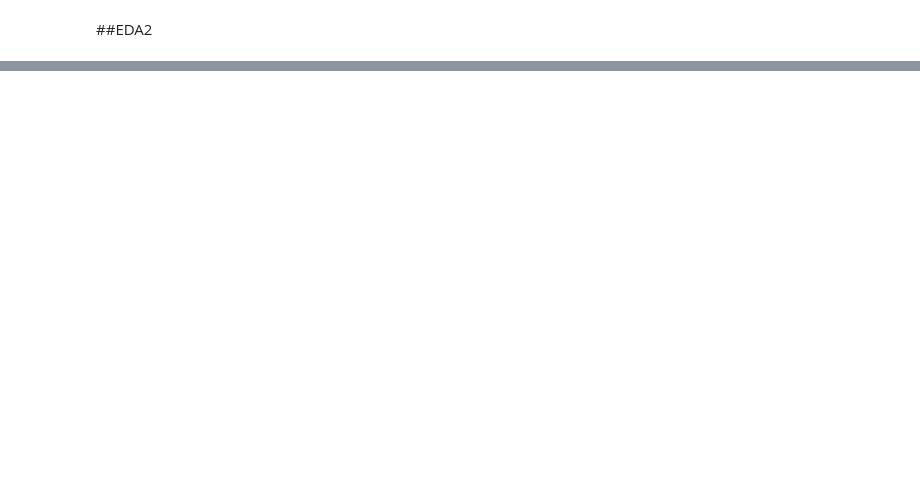
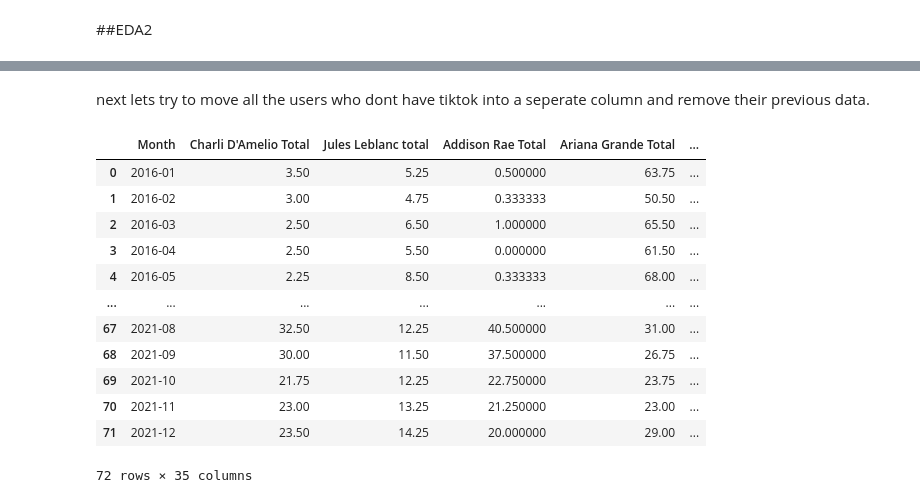
Before and after one commit to nikodemadamski/FYP, a Jupyter notebook: FYP.ipynb, the cells around one changed output, grey strips where cells are left out. Cells and saved outputs as stored; diff of their text form; code cells hidden in the pictures; blank space fills up the shorter version.

```diff
--- a/FYP.ipynb
+++ b/FYP.ipynb
@@ -256,4 +215,0 @@ further analysis will continue by dividing the celebrities up into more groups f
-# %%
-n_list = ['web', 'yt', 'image', 'news']
-for x in n_list:
-  df2 = df[df.TITLE.contains(x)==False]
@@ -261,0 +234,44 @@ print(df.head(72))
+# %%
+n_list2=['web','yt','image','news']
+df_total = df
+for x in n_list2:
+  df_total = df_total[df_total.columns.drop(list(df_total.filter(regex=x)))]
+# %%
+no_tt_cel = ['Pewdiepie',
+'Millie Bobby Brown',
+'Kim Kardashian',
+'XXXTENTACION',
+'Tom Holland',
+'Donald Trump',
+'Beyonce',
+'Michael Jackson',
+'Coco Quinn',
+'Kobe Bryant',
+'Hayley LeBlanc',
+'Txunamy',
+'Zendaya',
+'Emma Chamberlain',
+'Cole Sprouse',
+'Joe Biden']
+# %% [markdown]
+next lets try to move all the users who dont have tiktok into a seperate column and remove their previous data.
+# %%
+df_total2 = df_total
+for x in no_tt_cel:
+  df_total2 = df_total2[df_total2.columns.drop(list(df_total2.filter(regex=x)))]
+# %%
+df_total2
+# %% [output]
+|  | Month | Charli D'Amelio Total | Jules Leblanc total | Addison Rae Total | Ariana Grande Total | ... |
+| 0 | 2016-01 | 3.50 | 5.25 | 0.500000 | 63.75 | ... |
+| 1 | 2016-02 | 3.00 | 4.75 | 0.333333 | 50.50 | ... |
+| 2 | 2016-03 | 2.50 | 6.50 | 1.000000 | 65.50 | ... |
+| 3 | 2016-04 | 2.50 | 5.50 | 0.000000 | 61.50 | ... |
+| 4 | 2016-05 | 2.25 | 8.50 | 0.333333 | 68.00 | ... |
+| ... | ... | ... | ... | ... | ... | ... |
+| 67 | 2021-08 | 32.50 | 12.25 | 40.500000 | 31.00 | ... |
+| 68 | 2021-09 | 30.00 | 11.50 | 37.500000 | 26.75 | ... |
+| 69 | 2021-10 | 21.75 | 12.25 | 22.750000 | 23.75 | ... |
+| 70 | 2021-11 | 23.00 | 13.25 | 21.250000 | 23.00 | ... |
+| 71 | 2021-12 | 23.50 | 14.25 | 20.000000 | 29.00 | ... |
+72 rows × 35 columns
```
Also changed, not shown: parts of 62 cells of this notebook.
